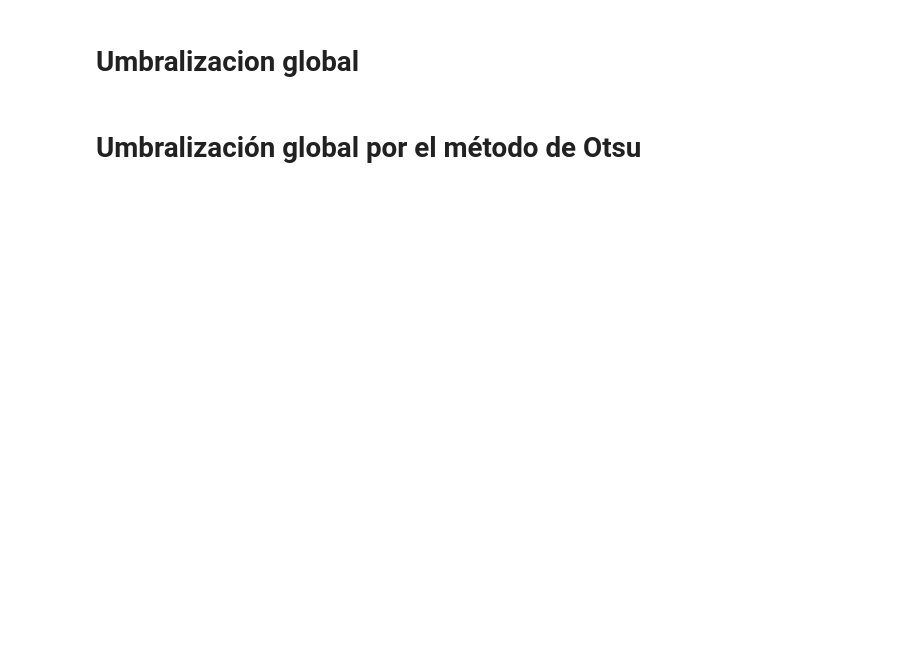
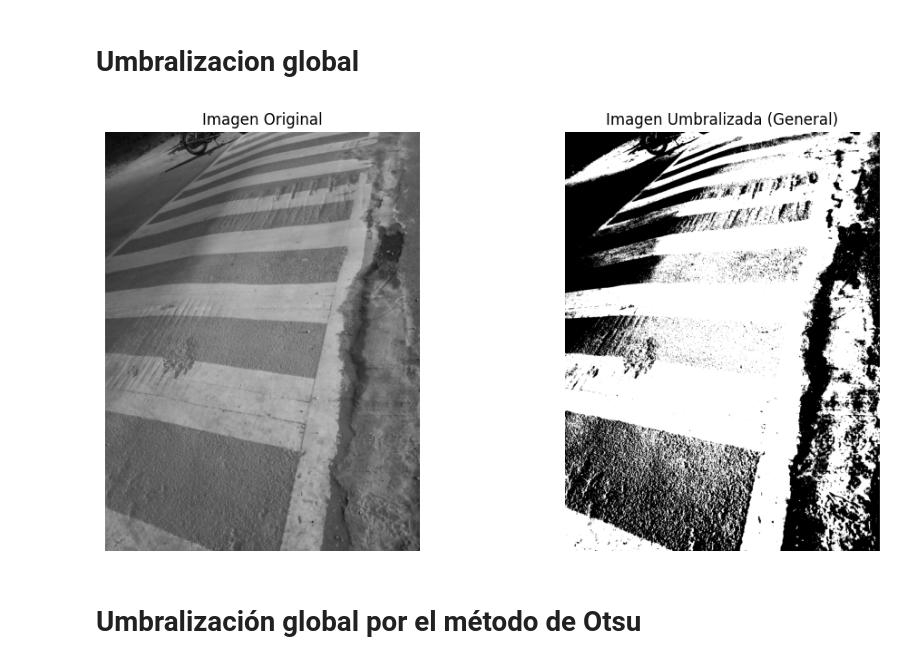
Before and after one commit to OmarFloresSanchez/Pancitos, a Jupyter notebook: Practica1-4/practica1-4.ipynb, the cells around one changed output. Saved outputs shown, nothing was run; the diff lists cells and outputs as text; code cells hidden in the pictures; blank space fills up the shorter version.

```diff
--- a/Practica1-4/practica1-4.ipynb
+++ b/Practica1-4/practica1-4.ipynb
@@ -18,5 +18,42 @@ foto3 = "person_bacteria.jpeg"
 # https://es.slideshare.net/JorgeAntonioParraSerquen/segmentacin-por-umbralizacin-mtodo-de-otsu
 # %% [markdown]
 # Umbralizacion global
+# %%
+def umbralizacionGlobal(imagen, umbral):
+     filas, columnas = imagen.shape
+
+
+     for x in range(filas):
+          for y in range(columnas):
+               if imagen[x, y] > umbral:
+                    imagen[x, y] = 255  # lo pone en blanco
+               else:
+                    imagen[x, y] = 0    # lo pone en negro
+
+     return imagen
+
+# ----- LLAMADO DE LAS FUNCIONES -----
+imagen = cv2.imread(foto1,0)  # lee la imagen en escala de grises
+imagen = np.array(imagen)     # convierte la imagen a arreglo
+
+Uglobal = umbralizacionGlobal(imagen,100)    # llama a la funcion con un umbral n
+
+imgGlobal = Image.fromarray(Uglobal)    # pasa el arreglo a imagen
+
+# Muestra la imagen original y la imagen umbralizada
+plt.figure(figsize=(12, 6))
+plt.subplot(1, 2, 1)
+plt.imshow(imagen, cmap='gray')
+plt.title('Imagen Original')
+plt.axis('off')
+
+plt.subplot(1, 2, 2)
+plt.imshow(imgGlobal, cmap='gray')
+plt.title('Imagen Umbralizada (General)')
+plt.axis('off')
+
+plt.show()
+# %% [output]
+[figure, added]
 # %% [markdown]
 # Umbralización global por el método de Otsu
```
Also changed, not shown: parts of 4 cells of this notebook.
